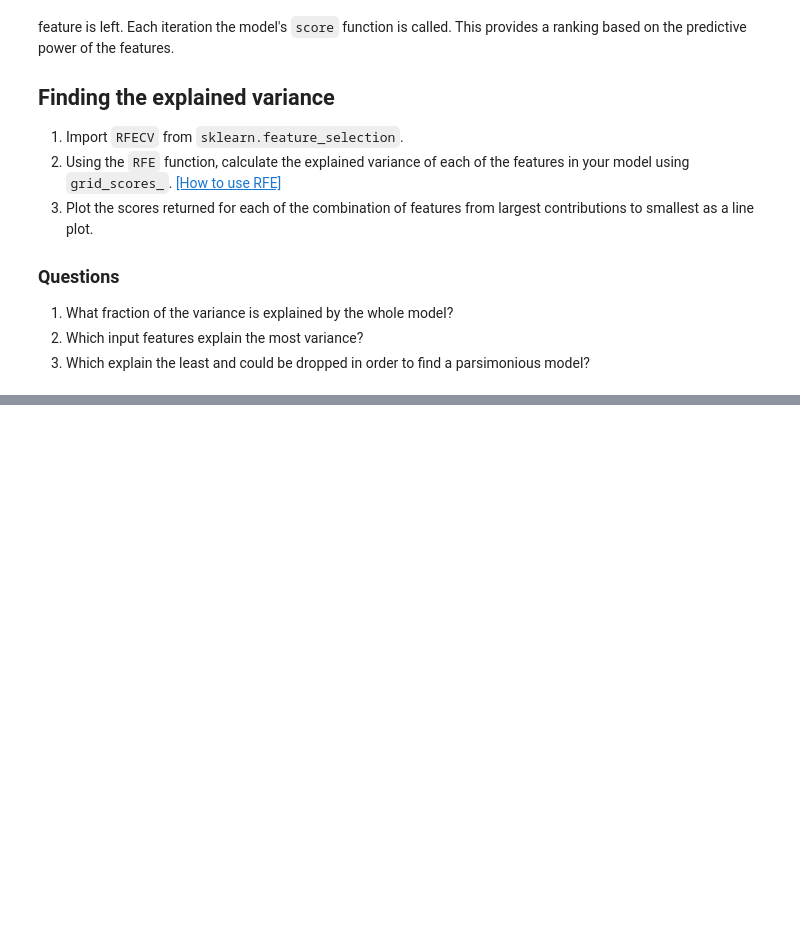
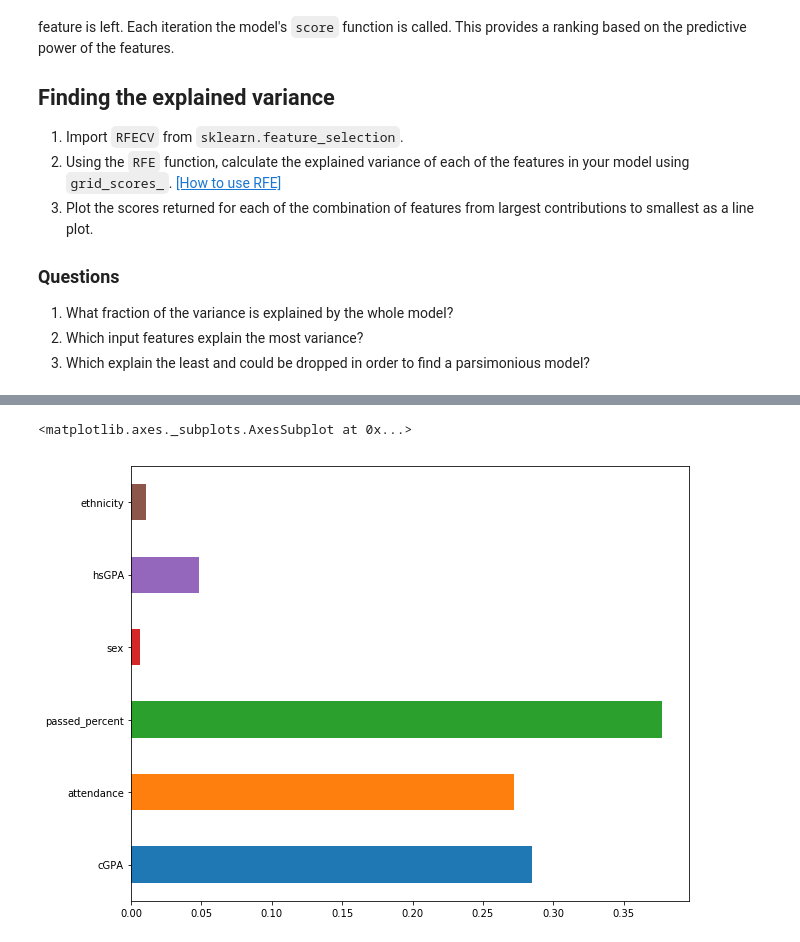
Before and after one commit to learningmachineslab/tutorials, a Jupyter notebook: regression/regression_guided_solutions.ipynb, the cells around one changed output, grey strips where cells are left out. Cells and saved outputs as stored; diff of their text form; code cells hidden in the pictures; blank space fills up the shorter version.

```diff
--- a/regression/regression_guided_solutions.ipynb
+++ b/regression/regression_guided_solutions.ipynb
@@ -283,0 +417,4 @@ We used a linear model, but we could easily subsitute another regressor.
+# %%
+model_importances = RF.feature_importances_
+import_df = pd.DataFrame(model_importances.T, index=df.columns[0:-1], columns=['importances',])
+import_df
@@ -283,0 +429,7 @@ We used a linear model, but we could easily subsitute another regressor.
+# %%
+fig, ax = plt.subplots(figsize=(10,8))
+
+import_df['importances'].plot.barh()
+# %% [output]
+<matplotlib.axes._subplots.AxesSubplot at 0x...>
+[figure, added]
```
Also changed, not shown: parts of 29 cells of this notebook, 1 other file.
